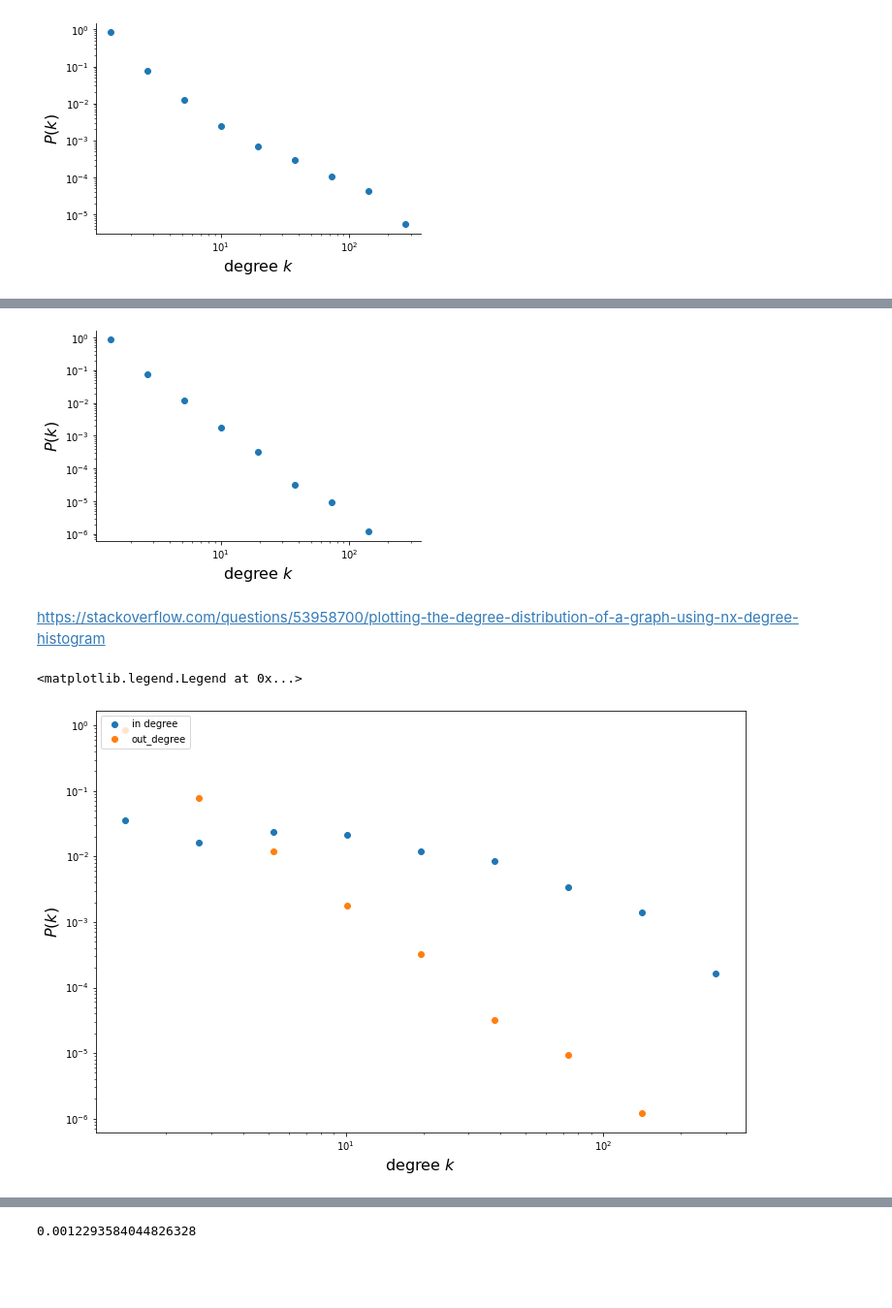
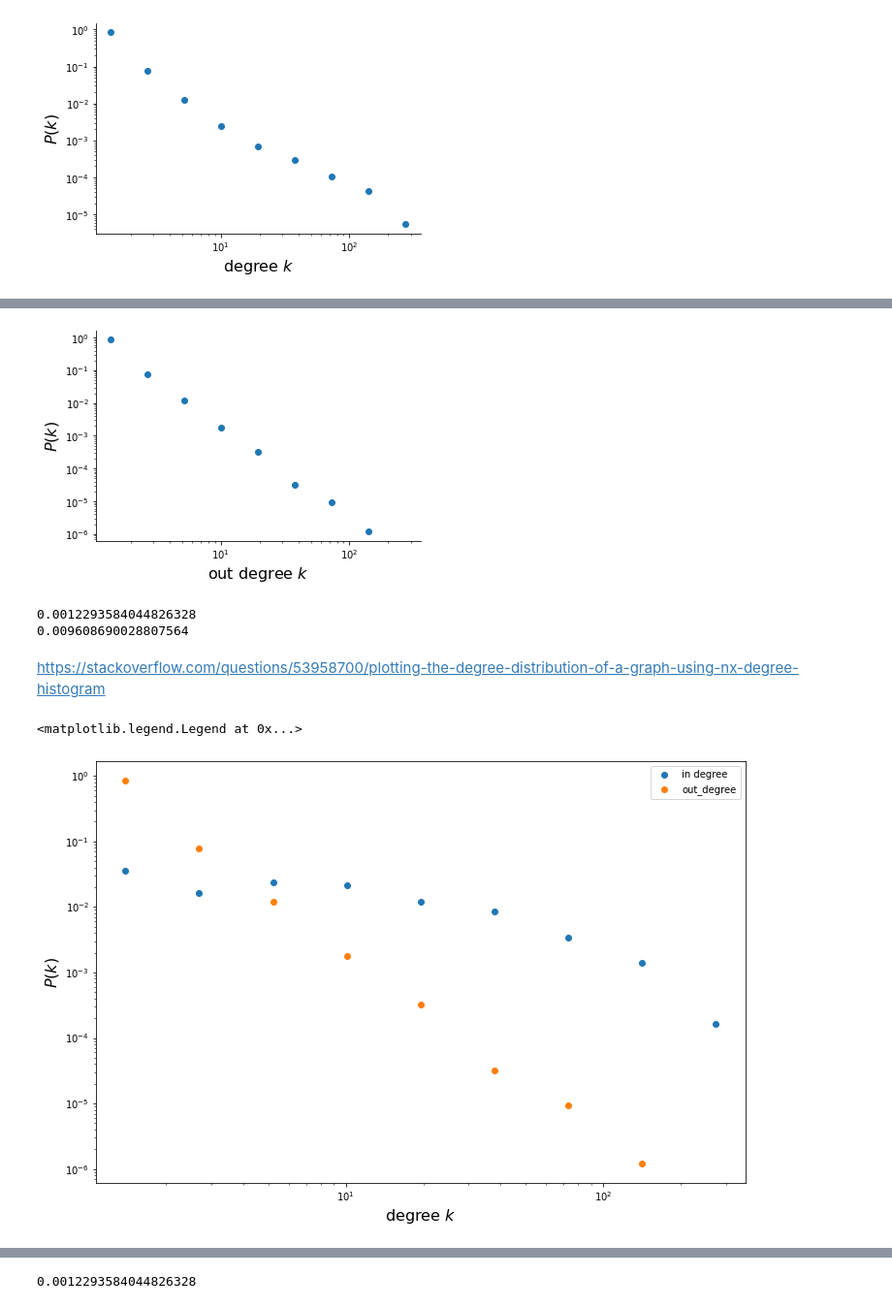
Before and after one commit to kaitlin31415/Canadian-Political-Diversification-Network-Analysis, a Jupyter notebook: Final_Full_Network/Null Model Comparison/Basic Statistics.ipynb, the cells around one changed output, grey strips where cells are left out. Shown: that part at 97% size. Saved outputs shown, nothing was run; the diff lists cells and outputs as text; code cells hidden in the pictures; blank space fills up the shorter version.

```diff
--- a/Final_Full_Network/Null Model Comparison/Basic Statistics.ipynb
+++ b/Final_Full_Network/Null Model Comparison/Basic Statistics.ipynb
@@ -142,7 +142,7 @@ x = 10**((log_be[1:] + log_be[:-1])/2)
 
 
 plt.loglog(x, out_density, marker='o', linestyle='none')
-plt.xlabel(r"degree $k$", fontsize=16)
+plt.xlabel(r"out degree $k$", fontsize=16)
 plt.ylabel(r"$P(k)$", fontsize=16)
 
 # remove right and top boundaries because they're ugly
@@ -155,7 +155,44 @@ ax.xaxis.set_ticks_position('bottom')
 # Show the plot
 plt.show()
 # %% [output]
-[figure, old version]
+[figure, new version]
+# %%
+def persist_first_to_csv(centrality_dict, filename,columnname):
+    curr = pd.DataFrame.from_dict(centrality_dict, orient="index", columns = [columnname])
+    curr.to_csv(filename)
+
+
+groupname = "RealNetwork"
+
+clustering_filename = "{}_avg_clustering.csv".format(groupname)
+
+apl_filename = "{}_apl.csv".format(groupname)
+
+deg_cen_pd = "{}_deg_cen_df.csv".format(groupname)
+in_deg_cen_pd = "{}_out_deg_cen_df.csv".format(groupname)
+out_deg_cen_pd = "{}_in_deg_cen_df.csv".format(groupname)
+eigenvector_cen_pd = "{}_eigenvector_cen_df.csv".format(groupname)
+betweenness_cen_pd = "{}_betweenness_cen_df.csv".format(groupname)
+clustering_pd = "{}_clustering_df.csv".format(groupname)
+
+filename = "RealNetwork"
+G = nx.read_edgelist("largest_component_networkx_format.csv", comments='#',
+                     create_using=nx.DiGraph(),
+                     delimiter=',',
+                     nodetype=int,
+                     encoding='utf-8')
+print(nx.average_shortest_path_length(G))
+print(nx.average_clustering(G))
+
+persist_first_to_csv(nx.clustering(G),clustering_pd,filename)
+persist_first_to_csv(nx.degree_centrality(G),deg_cen_pd,filename)
+persist_first_to_csv(nx.in_degree_centrality(G),in_deg_cen_pd,filename)
+persist_first_to_csv(nx.out_degree_centrality(G),out_deg_cen_pd,filename)
+persist_first_to_csv(nx.eigenvector_centrality(G),eigenvector_cen_pd,filename)
+persist_first_to_csv(nx.betweenness_centrality(G,k=None, normalized=True),betweenness_cen_pd,filename)
+# %% [output]
+0.0012293584044826328
+0.009608690028807564
 # %%
 def degree_histogram_directed(G, in_degree=False, out_degree=False):
     """Return a list of the frequency of each degree value.
@@ -197,15 +234,15 @@ https://stackoverflow.com/questions/53958700/plotting-the-degree-distribution-of
 # %%
 in_degree_freq = degree_histogram_directed(G, in_degree=True)
 out_degree_freq = degree_histogram_directed(G, out_degree=True)
 degrees = range(len(in_degree_freq))
 plt.figure(figsize=(12, 8))
 plt.loglog(x, in_density, marker='o', linestyle='none', label="in degree")
 plt.loglog(x, out_density, marker='o', linestyle='none', label = "out_degree")
 plt.xlabel(r"degree $k$", fontsize=16)
 plt.ylabel(r"$P(k)$", fontsize=16)
 
 
-plt.legend(loc="upper left")
+plt.legend(loc="upper right")
 # %% [output]
 <matplotlib.legend.Legend at 0x...>
-[figure, old version]
+[figure, new version]
```
Also changed, not shown: parts of 45 cells of this notebook, 12 other files.
